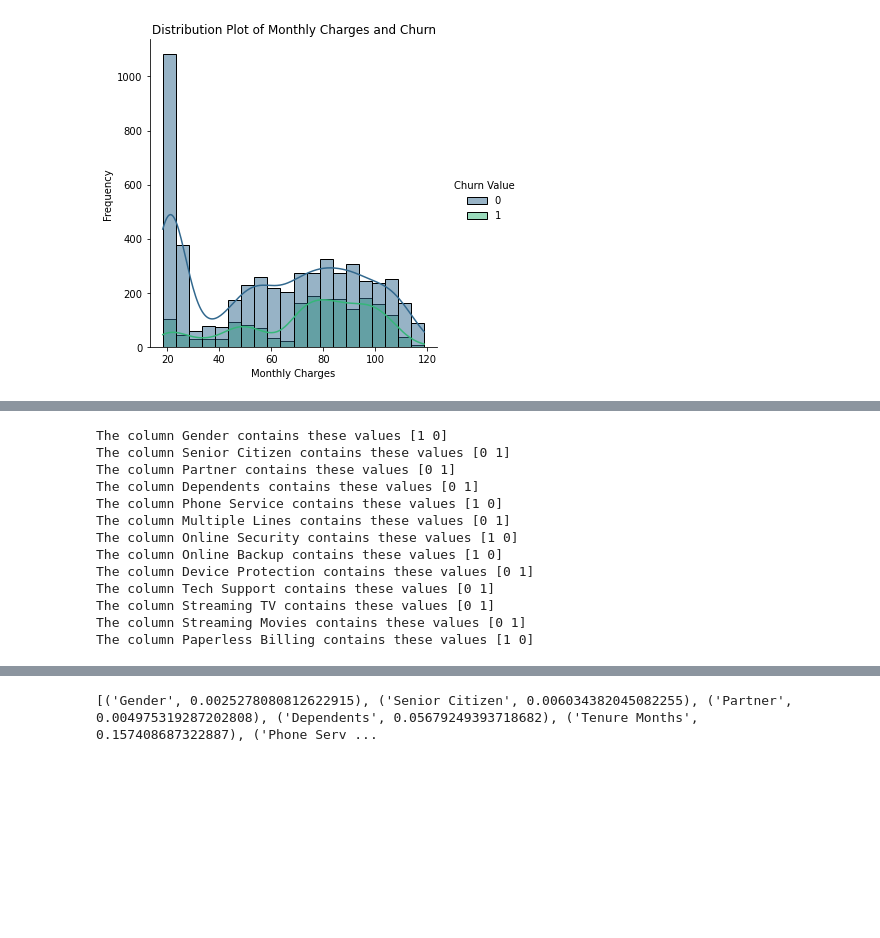
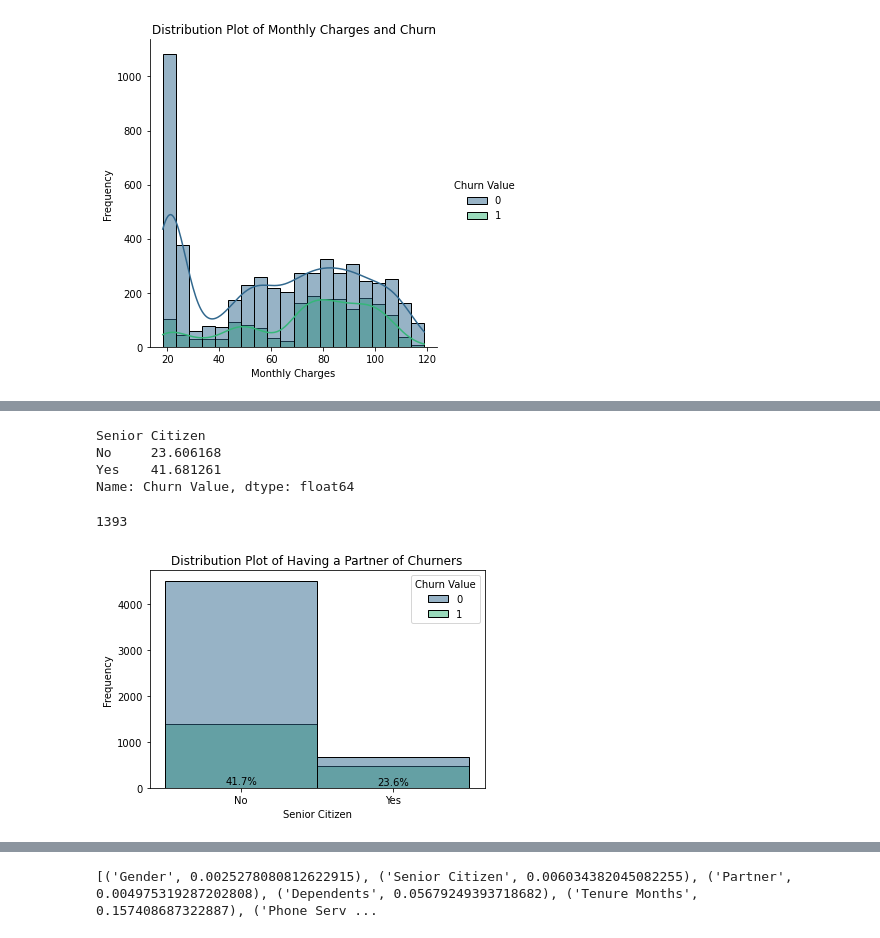
Before and after one commit to ldearlove/Digital-Futures-Swan-Project, a Jupyter notebook: Egle.ipynb, the cells around one changed output, grey strips where cells are left out. Cells and saved outputs as stored; diff of their text form; code cells hidden in the pictures; blank space fills up the shorter version.

```diff
--- a/Egle.ipynb
+++ b/Egle.ipynb
@@ -214,27 +284,31 @@ df.head()
+# %%
+churn_percentages
+# %% [output]
+Senior Citizen
+No     23.606168
+Yes    41.681261
+Name: Churn Value, dtype: float64
+# %%
+df[(df['Senior Citizen'] == 'No') & (df['Churn Value'] == 1)].shape[0]
+# %% [output]
+1393
 # %%
-# list of columns with yes's and no's
-yn_cols = ['Gender','Senior Citizen','Partner','Dependents','Phone Service','Multiple Lines','Online Security',
-             'Online Backup','Device Protection','Tech Support','Streaming TV','Streaming Movies',
-             'Paperless Billing']
-# mapping
-for col in yn_cols:
-    df[f'{col}'] = df[f'{col}'].map({'No':0, 'Yes':1, 'No internet service':0, 'No phone service':0, 'Male':1, 'Female':0})
-    #df[f'{col}'].astype(int)
 
-# check thats all they have
-for col in yn_cols:
-    print(f'The column {col} contains these values {df[col].unique()}')
+group = df.groupby('Senior Citizen')['Churn Value'].mean() * 100
+
+order = ['Yes','No']
+
+churn_percentages = group.reindex(order)
+
+
+sns.histplot(data=df, x='Senior Citizen', hue='Churn Value', bins=20, palette='viridis')
+
+for i, percentage in enumerate(churn_percentages):
+    plt.text(i, percentage, f'{percentage:.1f}%', ha='center', va='bottom')
+
+plt.title('Distribution Plot of Having a Partner of Churners')
+plt.xlabel('Senior Citizen')
+plt.ylabel('Frequency')
+plt.show()
 # %% [output]
-The column Gender contains these values [1 0]
-The column Senior Citizen contains these values [0 1]
-The column Partner contains these values [0 1]
-The column Dependents contains these values [0 1]
-The column Phone Service contains these values [1 0]
-The column Multiple Lines contains these values [0 1]
-The column Online Security contains these values [1 0]
-The column Online Backup contains these values [1 0]
-The column Device Protection contains these values [0 1]
-The column Tech Support contains these values [0 1]
-The column Streaming TV contains these values [0 1]
-The column Streaming Movies contains these values [0 1]
-The column Paperless Billing contains these values [1 0]
+[figure, added]
```
Also changed, not shown: parts of 68 cells of this notebook, 8 other files.
